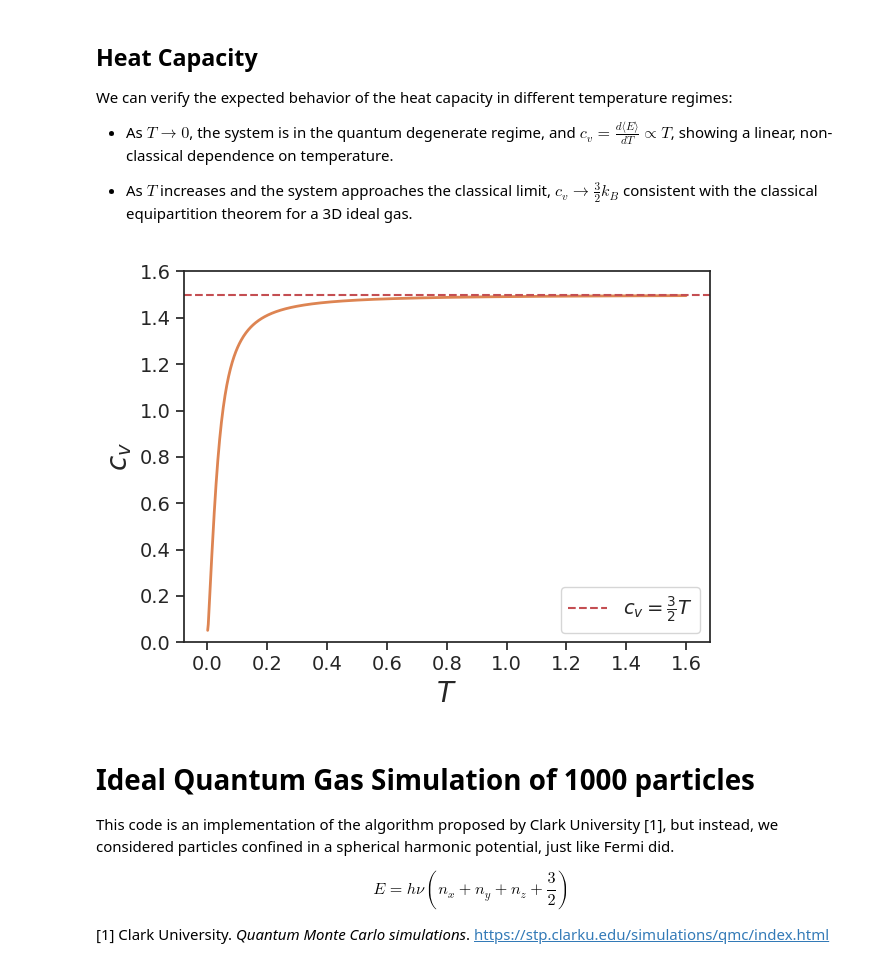
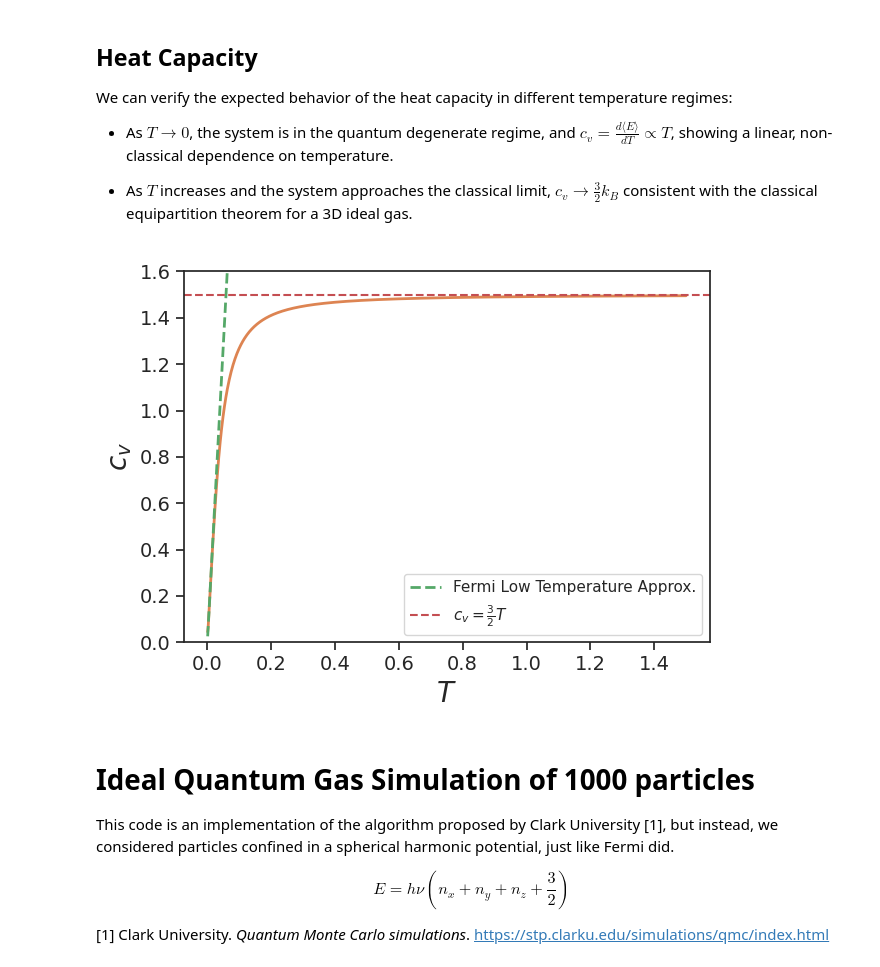
Before and after one commit to haxmxah/fermi_numerical_simulation, a Jupyter notebook: fermi_simulation.ipynb, the cells around one changed output. Saved outputs shown, nothing was run; the diff lists cells and outputs as text; code cells hidden in the pictures.

```diff
--- a/fermi_simulation.ipynb
+++ b/fermi_simulation.ipynb
@@ -176,7 +176,7 @@ def mean_system_energy(T):
   return (3/2)*T*G_fun(eta)/(F_fun(eta))
 # %%
 steps = 1000
-Tn = np.linspace(1e-3, 2, steps)
+Tn = np.linspace(1e-3, 1.5, steps)
 
 mEn = np.zeros(steps)
 dEn = np.zeros(steps)
@@ -239,22 +236,28 @@ We can verify the expected behavior of the heat capacity in different temperatur
 * As $T \to 0$, the system is in the quantum degenerate regime, and $c_v = \frac{d \langle E \rangle}{dT} \propto T $, showing a linear, non-classical dependence on temperature.
 
 * As $T$ increases and the system approaches the classical limit, $c_v \to \frac{3}{2} k_B $ consistent with the classical equipartition theorem for a 3D ideal gas.
+# %%
+def cv_paper(T):
+    return (16*np.pi**8/9)**(1/3)*(m*k**2)/(h**2*n**(2/3))*T
+
+cv_low_T = cv_paper(Tn)
 # %%
 fig, ax = plt.subplots()
 
-sns.lineplot(x=Tn[:800], y=dEn[:800], ax=ax, linewidth=2, color='C1')
+sns.lineplot(x=Tn, y=dEn, ax=ax, linewidth=2, color='C1')
+sns.lineplot(x=Tn, y=cv_low_T, ax=ax, linewidth=2, color='C2', linestyle='--', label='Fermi Low Temperature Approx.')
+
 ax.axhline(y=1.5, color='r', linestyle='--', label=r"$c_v = \frac{3}{2} T$")
 
 ax.set_ylim(0, 1.6)
 ax.set_xlabel("$T$")
 ax.set_ylabel(r"$c_v$")
 ax.legend()
 plt.grid(False)
 plt.tight_layout()
-plt.savefig("/content/drive/MyDrive/Plots/numerical_cv.pdf", dpi= 100)
 plt.show()
 # %% [output]
-[figure, old version]
+[figure, new version]
 # %% [markdown]
 # Ideal Quantum Gas Simulation of 1000 particles
 
```
Also changed, not shown: parts of 14 cells of this notebook.
